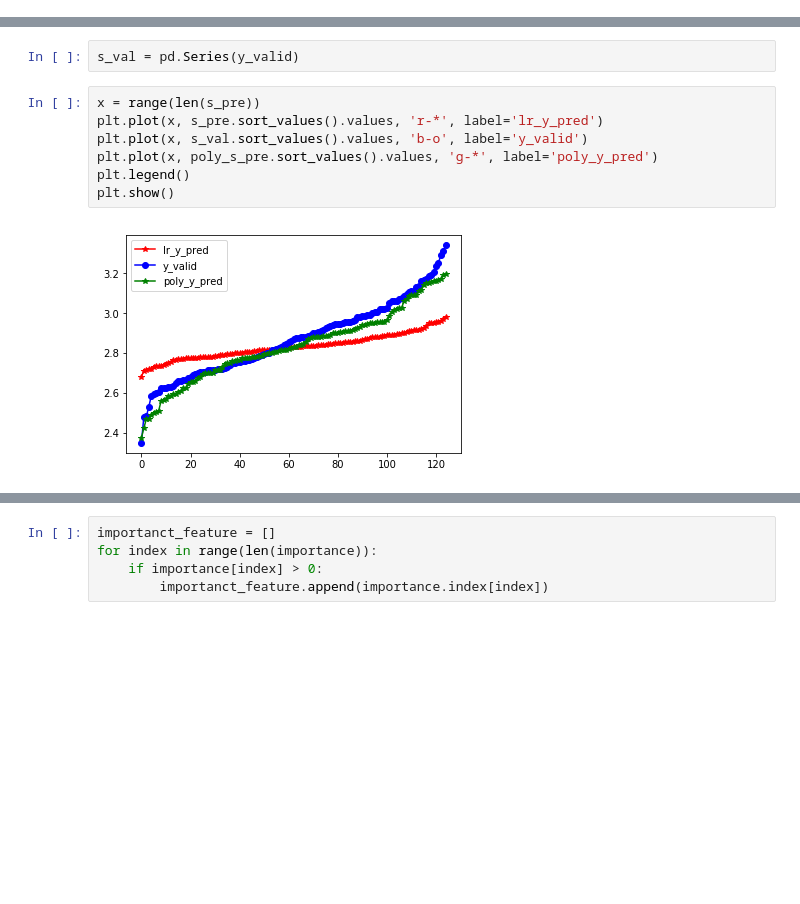
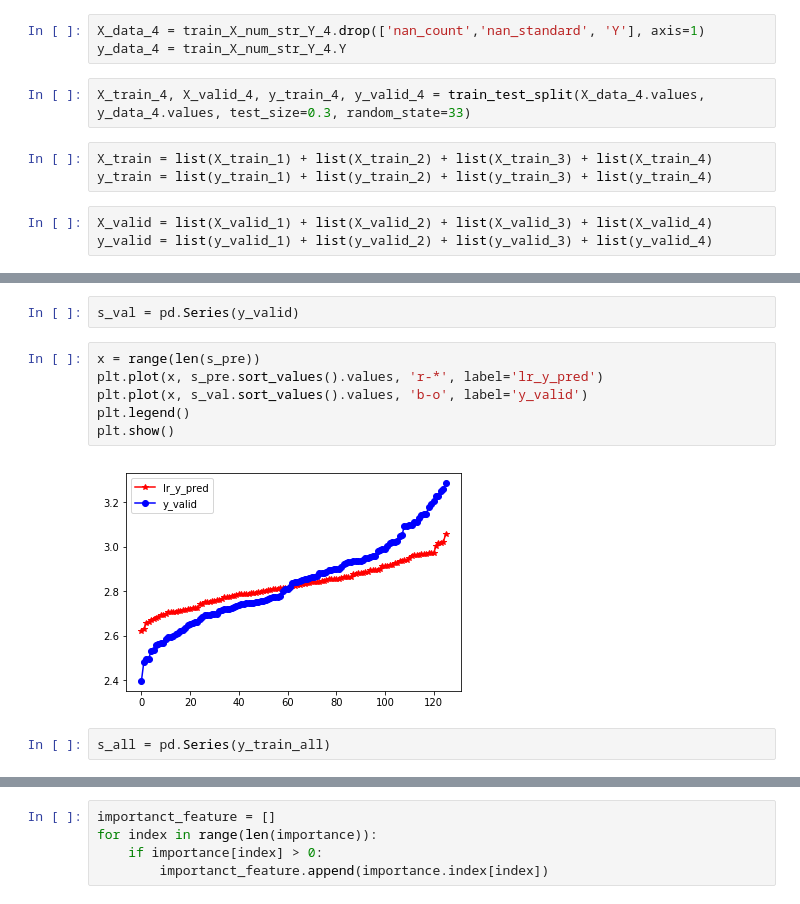
Before and after one commit to koibiki/ai-factory, a Jupyter notebook: Untitled1.ipynb, the cells around one changed output, grey strips where cells are left out. Drawn from its saved outputs; the diff is of its cells as text; blank space fills up the shorter version.

```diff
--- a/Untitled1.ipynb
+++ b/Untitled1.ipynb
@@ -502 +578,12 @@ X_train, X_valid, y_train, y_valid = train_test_split(X_data, y, test_size=0.25,
+# %%
+X_data_4 = train_X_num_str_Y_4.drop(['nan_count','nan_standard', 'Y'], axis=1)
+y_data_4 = train_X_num_str_Y_4.Y
+# %%
+X_train_4, X_valid_4, y_train_4, y_valid_4 = train_test_split(X_data_4.values, y_data_4.values, test_size=0.3, random_state=33)
+# %%
+X_train = list(X_train_1) + list(X_train_2) + list(X_train_3) + list(X_train_4)
+y_train = list(y_train_1) + list(y_train_2) + list(y_train_3) + list(y_train_4)
+# %%
+X_valid = list(X_valid_1) + list(X_valid_2) + list(X_valid_3) + list(X_valid_4)
+y_valid = list(y_valid_1) + list(y_valid_2) + list(y_valid_3) + list(y_valid_4)
 # %%
@@ -589,9 +692,10 @@ s_val = pd.Series(y_valid)
 # %%
 x = range(len(s_pre))
 plt.plot(x, s_pre.sort_values().values, 'r-*', label='lr_y_pred')
 plt.plot(x, s_val.sort_values().values, 'b-o', label='y_valid')
-plt.plot(x, poly_s_pre.sort_values().values, 'g-*', label='poly_y_pred')
 plt.legend()
 plt.show()
 # %% [output]
-[figure, old version]
+[figure, new version]
+# %%
+s_all = pd.Series(y_train_all)
```
Also changed, not shown: parts of 87 cells of this notebook, 1 other file.
